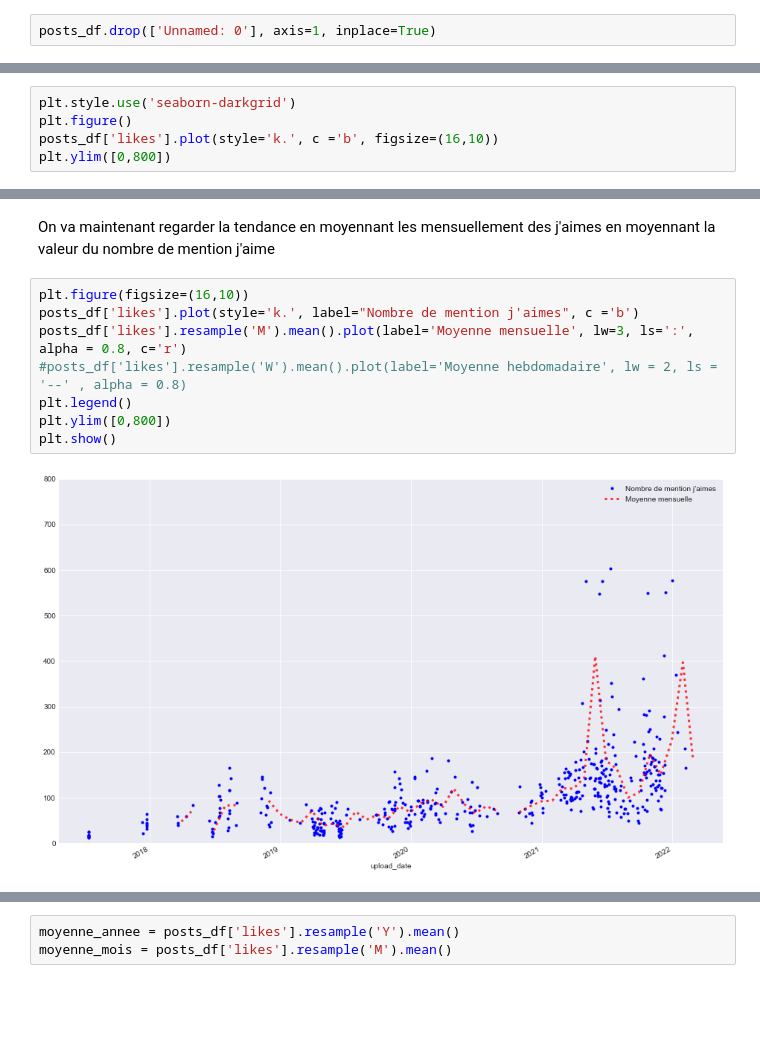
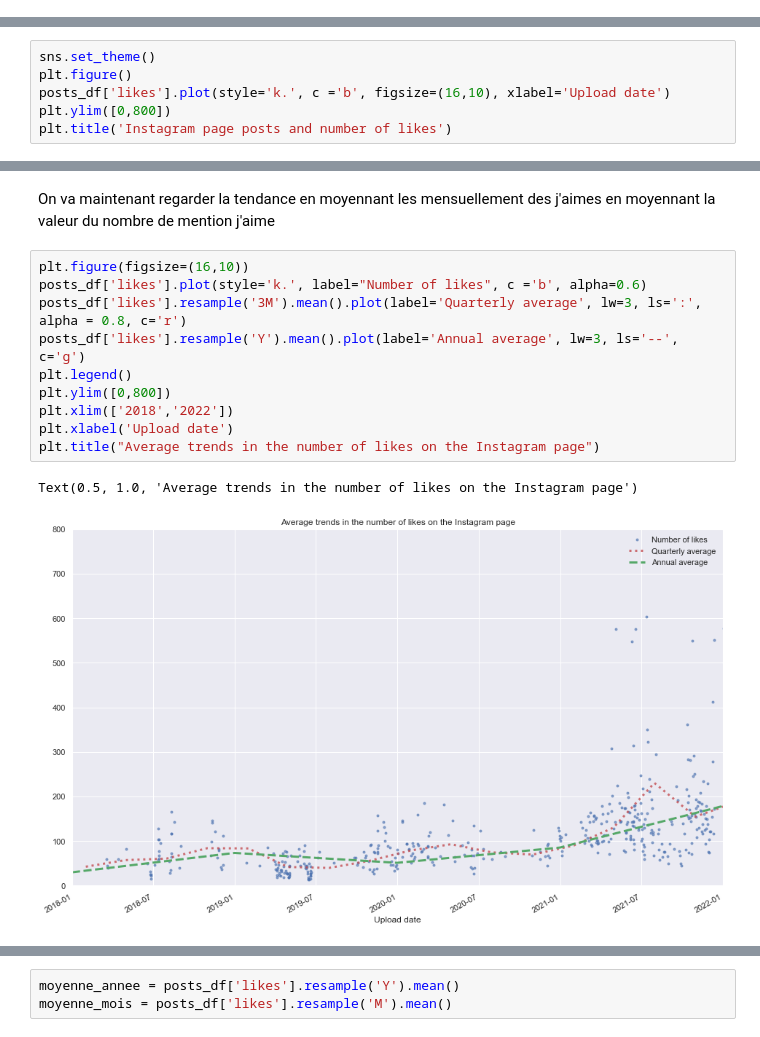
Before and after one commit to MohamedNennouche/Instagram-page-scrapping, a Jupyter notebook: vicData.ipynb, the cells around one changed output, grey strips where cells are left out. Saved outputs shown, nothing was run; the diff lists cells and outputs as text; blank space fills up the shorter version.

```diff
--- a/vicData.ipynb
+++ b/vicData.ipynb
@@ -42,5 +46,3 @@ posts_df.describe()
-# %%
-posts_df.drop(['Unnamed: 0'], axis=1, inplace=True)
 # %%
 posts_df.columns
 # %% [output]
@@ -50,8 +52,9 @@ Index(['shortcode', 'display_url', 'is_video', 'caption', 'comments',
        'has_audio', 'video_view_count', 'hashtags'],
       dtype='object')
 # %%
-plt.style.use('seaborn-darkgrid')
+sns.set_theme()
 plt.figure()
-posts_df['likes'].plot(style='k.', c ='b', figsize=(16,10))
+posts_df['likes'].plot(style='k.', c ='b', figsize=(16,10), xlabel='Upload date')
 plt.ylim([0,800])
+plt.title('Instagram page posts and number of likes')
 # %% [output]
@@ -61,11 +64,14 @@ plt.ylim([0,800])
 On va maintenant regarder la tendance en moyennant les mensuellement des j'aimes en moyennant la valeur du nombre de mention j'aime
 # %%
 plt.figure(figsize=(16,10))
-posts_df['likes'].plot(style='k.', label="Nombre de mention j'aimes", c ='b')
-posts_df['likes'].resample('M').mean().plot(label='Moyenne mensuelle', lw=3, ls=':', alpha = 0.8, c='r')
-#posts_df['likes'].resample('W').mean().plot(label='Moyenne hebdomadaire', lw = 2, ls = '--' , alpha = 0.8)
+posts_df['likes'].plot(style='k.', label="Number of likes", c ='b', alpha=0.6)
+posts_df['likes'].resample('3M').mean().plot(label='Quarterly average', lw=3, ls=':', alpha = 0.8, c='r')
+posts_df['likes'].resample('Y').mean().plot(label='Annual average', lw=3, ls='--', c='g')
 plt.legend()
 plt.ylim([0,800])
-plt.show()
+plt.xlim(['2018','2022'])
+plt.xlabel('Upload date')
+plt.title("Average trends in the number of likes on the Instagram page")
 # %% [output]
+Text(0.5, 1.0, 'Average trends in the number of likes on the Instagram page')
-[figure, old version]
+[figure, new version]
```
Also changed, not shown: parts of 28 cells of this notebook, 2 other files.
